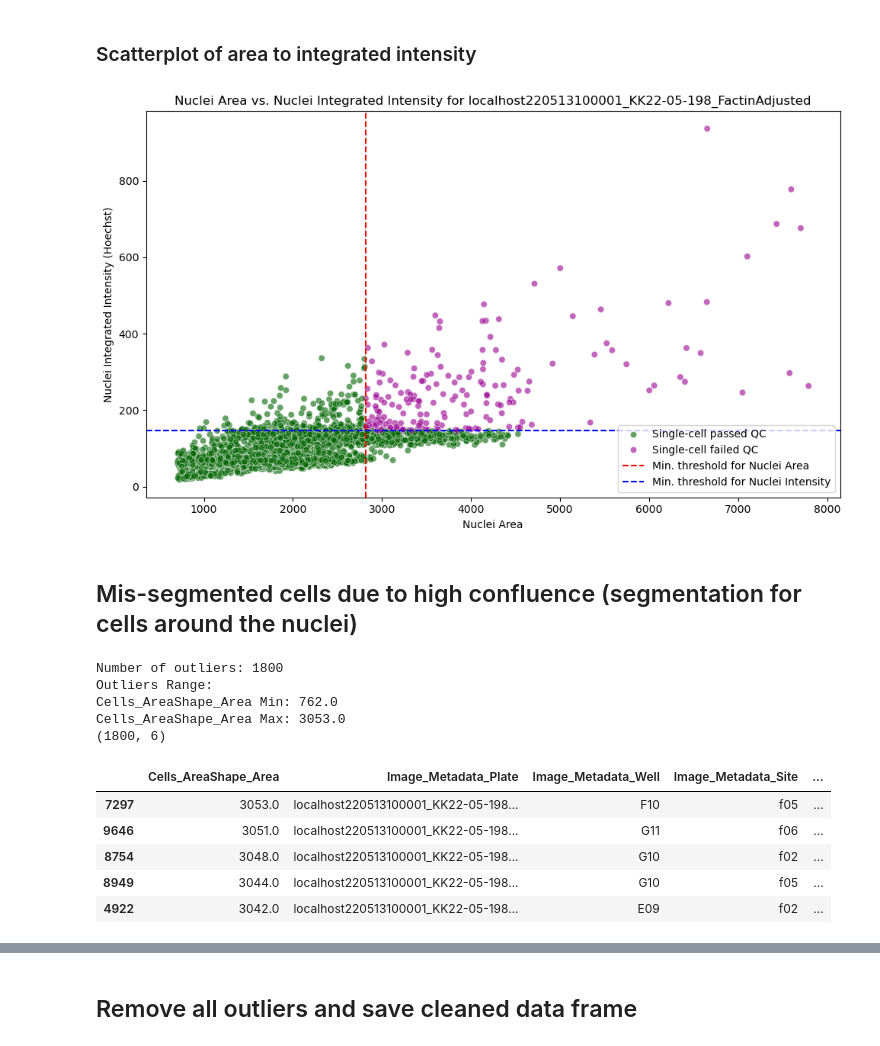
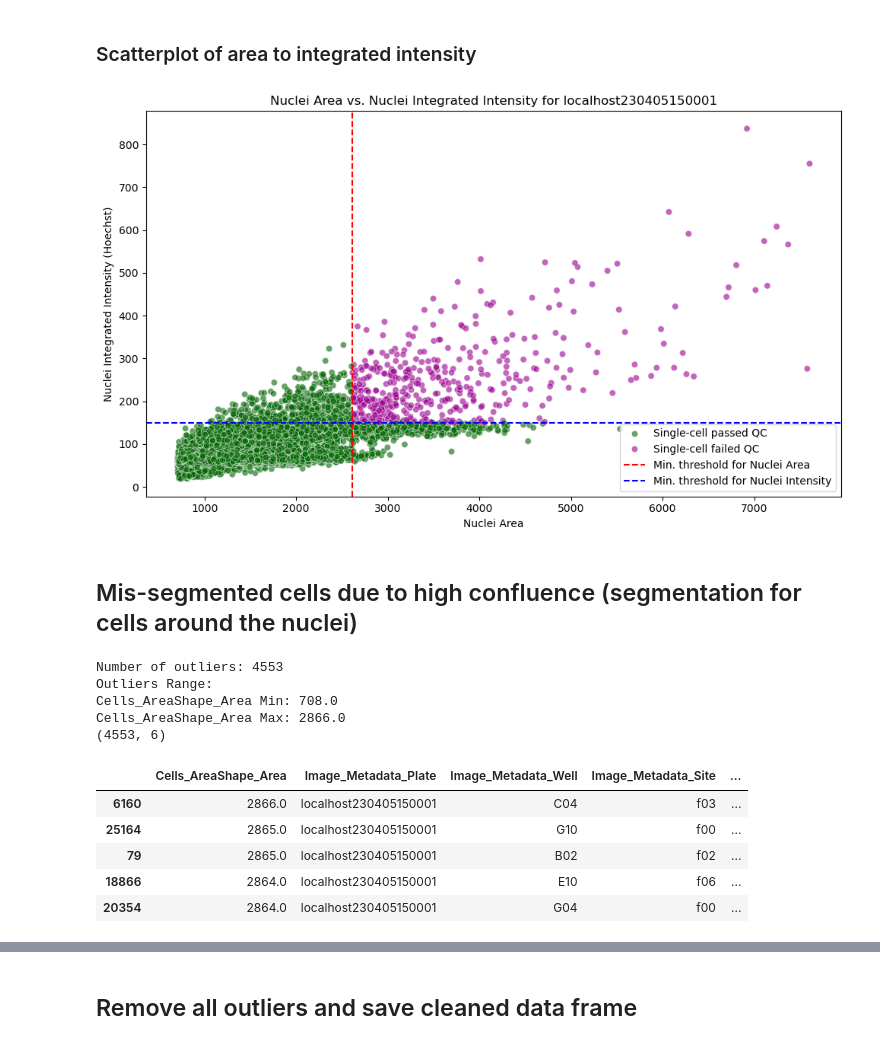
Before and after one commit to WayScience/cellpainting_predicts_cardiac_fibrosis, a Jupyter notebook: 3.process_cfret_features/1.sc_quality_control.ipynb, the cells around one changed output, grey strips where cells are left out. Saved outputs shown, nothing was run; the diff lists cells and outputs as text; code cells hidden in the pictures.

```diff
--- a/3.process_cfret_features/1.sc_quality_control.ipynb
+++ b/3.process_cfret_features/1.sc_quality_control.ipynb
@@ -56,14 +56,14 @@ metadata_columns = [
 ## Load in plate to perform QC on
 # %%
 # Set plate as variable to load in
-plate = "localhost220513100001_KK22-05-198_FactinAdjusted"
+plate = "localhost230405150001"
 
 # Load in converted plate data
 plate_df = pd.read_parquet(f"{data_dir}/{plate}_converted.parquet")
 
 # Add plate values if plate_4 is loaded in as it is absent due to error
-if plate == 'localhost231120090001':
-    plate_df['Image_Metadata_Plate'] = 'localhost231120090001'
+if plate == "localhost231120090001":
+    plate_df["Image_Metadata_Plate"] = "localhost231120090001"
 
 print(plate_df.shape)
 plate_df.head()
@@ -91,7 +91,7 @@ feature_thresholds = {
 large_nuclei_high_int_outliers = find_outliers(
     df=plate_df,
     metadata_columns=metadata_columns,
-    feature_thresholds=feature_thresholds
+    feature_thresholds=feature_thresholds,
 )
 
 print(large_nuclei_high_int_outliers.shape)
@@ -114,55 +114,62 @@ Nuclei_Intensity_IntegratedIntensity_Hoechst Max: 936.3163515180349
 ### Scatterplot of area to integrated intensity
 # %%
 # Set the default value to 'inlier'
-plate_df['Outlier_Status'] = 'Single-cell passed QC'
+plate_df["Outlier_Status"] = "Single-cell passed QC"
 
 # Update the 'Outlier_Status' column based on the outliers DataFrame using index
-plate_df.loc[plate_df.index.isin(large_nuclei_high_int_outliers.index), 'Outlier_Status'] = 'Single-cell failed QC'
+plate_df.loc[
+    plate_df.index.isin(large_nuclei_high_int_outliers.index), "Outlier_Status"
+] = "Single-cell failed QC"
 
 # Create scatter plot
 plt.figure(figsize=(10, 6))
 plot = sns.scatterplot(
     data=plate_df,
     x="Nuclei_AreaShape_Area",
     y="Nuclei_Intensity_IntegratedIntensity_Hoechst",
     hue="Outlier_Status",
-    palette={'Single-cell passed QC': '#006400', 'Single-cell failed QC': '#990090'},  # Specify colors
-    alpha=0.6
+    palette={
+        "Single-cell passed QC": "#006400",
+        "Single-cell failed QC": "#990090",
+    },  # Specify colors
+    alpha=0.6,
 )
 
 # Add threshold lines
 plt.axvline(
-    x=large_nuclei_high_int_outliers['Nuclei_AreaShape_Area'].min(),
+    x=large_nuclei_high_int_outliers["Nuclei_AreaShape_Area"].min(),
     color="r",
     linestyle="--",
-    label='Min. threshold for Nuclei Area'
+    label="Min. threshold for Nuclei Area",
 )
 plt.axhline(
-    y=large_nuclei_high_int_outliers['Nuclei_Intensity_IntegratedIntensity_Hoechst'].min(),
+    y=large_nuclei_high_int_outliers[
+        "Nuclei_Intensity_IntegratedIntensity_Hoechst"
+    ].min(),
     color="b",
     linestyle="--",
-    label='Min. threshold for Nuclei Intensity'
+    label="Min. threshold for Nuclei Intensity",
 )
 
 plt.title(f"Nuclei Area vs. Nuclei Integrated Intensity for {plate}")
 plt.xlabel("Nuclei Area")
 plt.ylabel("Nuclei Integrated Intensity (Hoechst)")
 plt.tight_layout()
 
 # Show the legend
-plt.legend(loc='lower right', bbox_to_anchor=(1.0, 0), prop={'size': 10})
+plt.legend(loc="lower right", bbox_to_anchor=(1.0, 0), prop={"size": 10})
 
 # Save figure
 plt.savefig(pathlib.Path(f"{qc_fig_dir}/{plate}_nuclei_outliers.png"), dpi=500)
 
 plt.show()
 # %% [output]
-[figure, old version]
+[figure, new version]
 # %% [markdown]
 ## Mis-segmented cells due to high confluence (segmentation for cells around the nuclei)
 # %%
 # find large nuclei and high intensity
-if plate == "localhost230405150001": # for plate 3
+if plate == "localhost230405150001":  # for plate 3
     # Set threshold more strict as it is not enough to remove most outliers
     feature_thresholds = {
         "Cells_AreaShape_Area": -0.9,
@@ -177,23 +184,23 @@ else:
 small_cells_outliers = find_outliers(
     df=plate_df,
     metadata_columns=metadata_columns,
-    feature_thresholds=feature_thresholds
+    feature_thresholds=feature_thresholds,
 )
 
 print(small_cells_outliers.shape)
 small_cells_outliers.sort_values(by="Cells_AreaShape_Area", ascending=False).head()
 # %% [output]
-Number of outliers: 1800
+Number of outliers: 4553
 Outliers Range:
-Cells_AreaShape_Area Min: 762.0
-Cells_AreaShape_Area Max: 3053.0
-(1800, 6)
+Cells_AreaShape_Area Min: 708.0
+Cells_AreaShape_Area Max: 2866.0
+(4553, 6)
 |  | Cells_AreaShape_Area | Image_Metadata_Plate | Image_Metadata_Well | Image_Metadata_Site | ... |
-| 7297 | 3053.0 | localhost220513100001_KK22-05-198... | F10 | f05 | ... |
-| 9646 | 3051.0 | localhost220513100001_KK22-05-198... | G11 | f06 | ... |
-| 8754 | 3048.0 | localhost220513100001_KK22-05-198... | G10 | f02 | ... |
-| 8949 | 3044.0 | localhost220513100001_KK22-05-198... | G10 | f05 | ... |
-| 4922 | 3042.0 | localhost220513100001_KK22-05-198... | E09 | f02 | ... |
+| 6160 | 2866.0 | localhost230405150001 | C04 | f03 | ... |
+| 25164 | 2865.0 | localhost230405150001 | G10 | f00 | ... |
+| 79 | 2865.0 | localhost230405150001 | B02 | f02 | ... |
+| 18866 | 2864.0 | localhost230405150001 | E10 | f06 | ... |
+| 20354 | 2864.0 | localhost230405150001 | G04 | f00 | ... |
 # %%
 # Create a density plot
 plt.figure(figsize=(10, 6))
```
Also changed, not shown: parts of 6 cells of this notebook, 16 other files.
